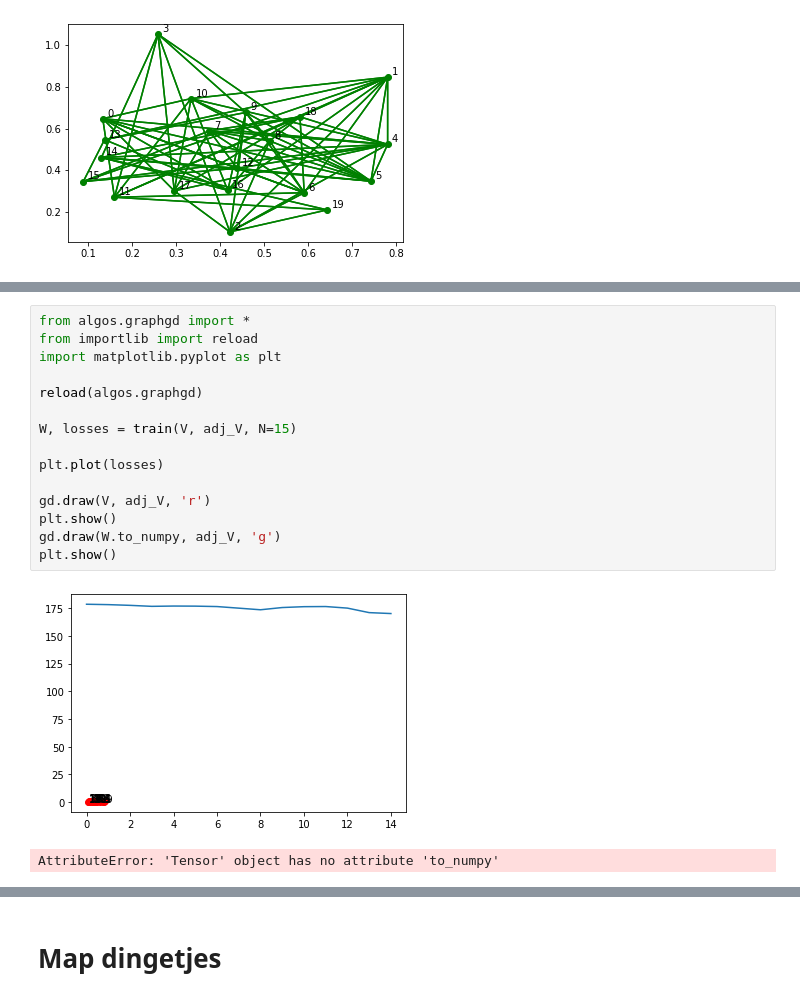
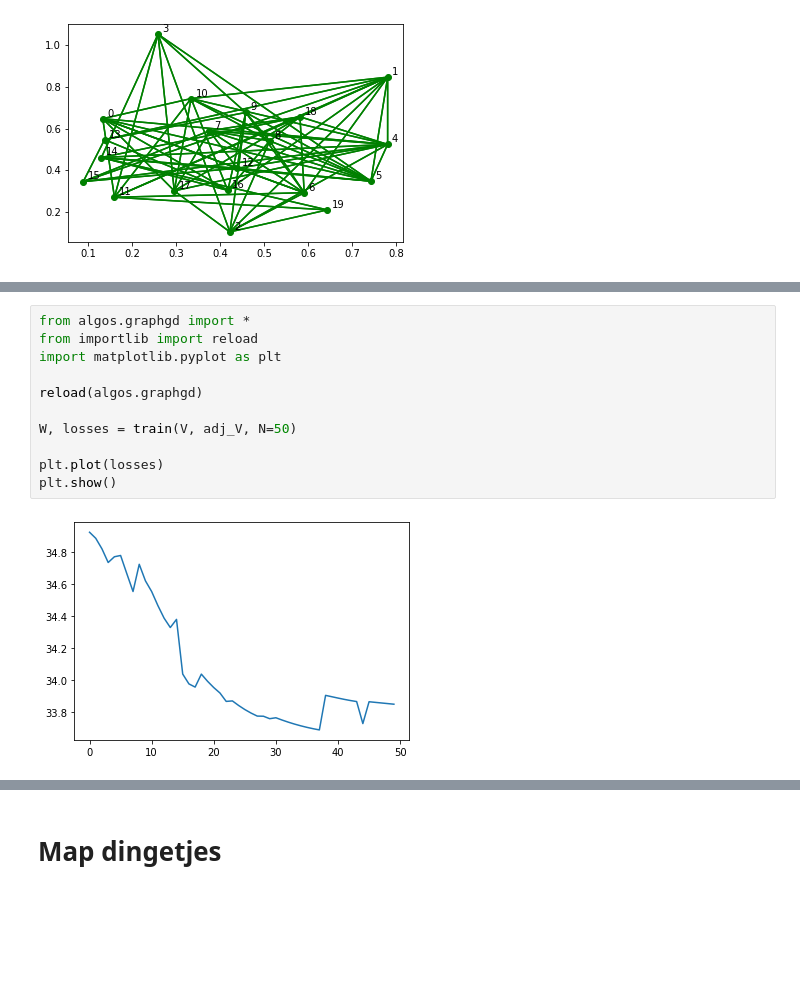
Before and after one commit to chclam/PrettyGD, a Jupyter notebook: graph_drawing_playground.ipynb, the cells around one changed output, grey strips where cells are left out. Drawn from its saved outputs; the diff is of its cells as text; blank space fills up the shorter version.

```diff
--- a/graph_drawing_playground.ipynb
+++ b/graph_drawing_playground.ipynb
@@ -209,18 +186,13 @@ print(V)
-# %%
-from algos.graphgd import *
-from importlib import reload
-import matplotlib.pyplot as plt
-
-reload(algos.graphgd)
-
-W, losses = train(V, adj_V, N=15)
-
-plt.plot(losses)
-
-gd.draw(V, adj_V, 'r')
-plt.show()
-gd.draw(W.to_numpy, adj_V, 'g')
-plt.show()
-# %% [output]
-[figure, removed]
-AttributeError: 'Tensor' object has no attribute 'to_numpy'
+# %%
+from algos.graphgd import *
+from importlib import reload
+import matplotlib.pyplot as plt
+
+reload(algos.graphgd)
+
+W, losses = train(V, adj_V, N=50)
+
+plt.plot(losses)
+plt.show()
+# %% [output]
+[figure, added]
```
Also changed, not shown: parts of 2 cells of this notebook, 2 other files.
